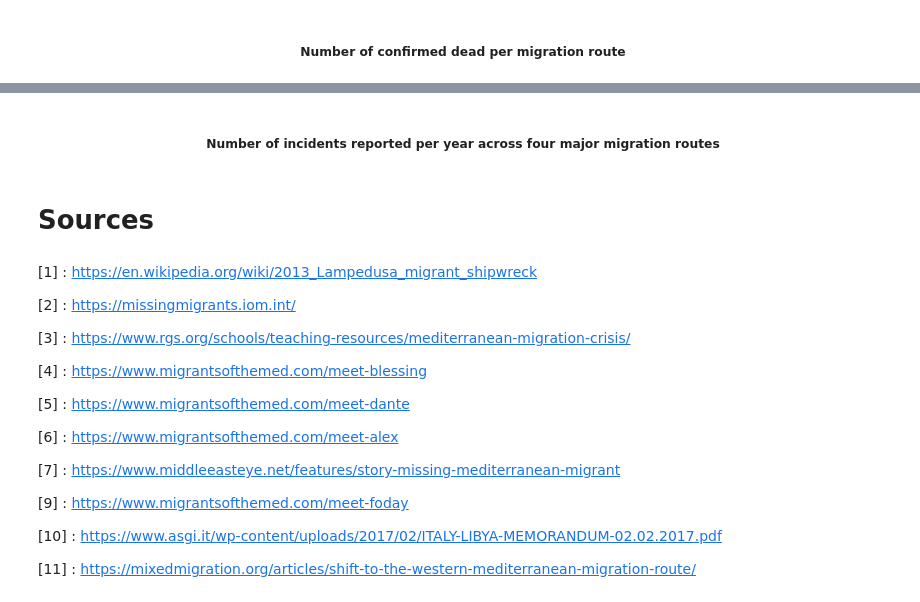
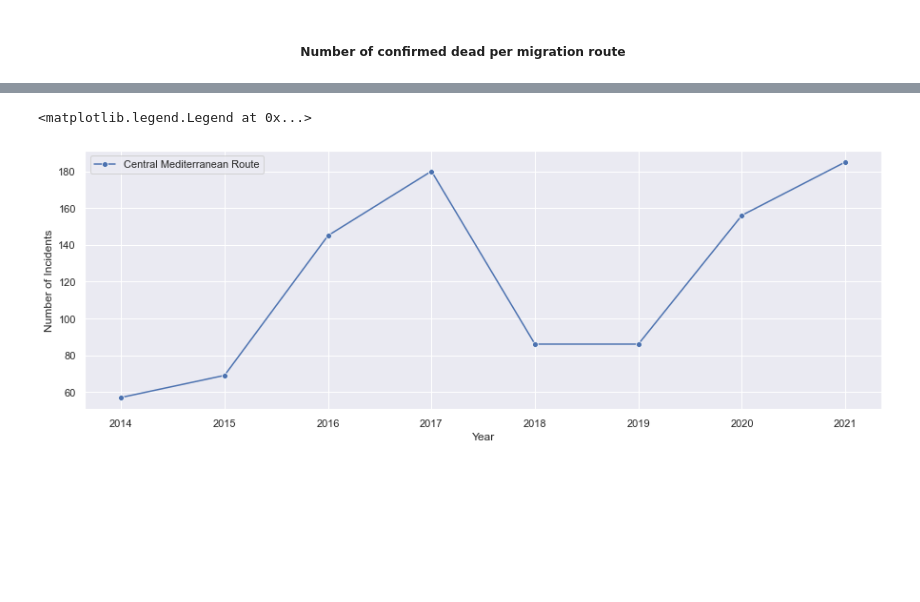
Before and after one commit to Lockne/Migrant, a Jupyter notebook: Migrant Analysis Project.ipynb, the cells around one changed output, grey strips where cells are left out. Cells and saved outputs as stored; diff of their text form; code cells hidden in the pictures; blank space fills up the shorter version.

```diff
--- a/Migrant Analysis Project.ipynb
+++ b/Migrant Analysis Project.ipynb
@@ -135,21 +112,21 @@ routewise_deaths.sort_values(by=['Number Dead'], inplace=True, ascending=False)
 
 # Number of incidents reported in Western Mediterranean route yearwise
 noi_wm_incident = data[(data['Migration route']=='Western Mediterranean')]['Year'].value_counts().reset_index()
-noi_wm_incident.rename(columns={'index':'Year', 'Year':'WM'}, inplace=True)
+noi_wm_incident.rename(columns={'index':'Year', 'Year':'Number of Incidents'}, inplace=True)
 noi_wm_incident.sort_values(by=['Year'], inplace=True, ascending=False)
 
 # Number of incidents reported in Central Mediterranean route yearwise
 noi_cm_incident = data[(data['Migration route']=='Central Mediterranean')]['Year'].value_counts().reset_index()
-noi_cm_incident.rename(columns={'index':'Year', 'Year':'CM'}, inplace=True)
+noi_cm_incident.rename(columns={'index':'Year', 'Year':'Number of Incidents'}, inplace=True)
 noi_cm_incident.sort_values(by=['Year'], inplace=True, ascending=False)
 
 # Number of incidents reported in Eastern Mediterranean route yearwise
 noi_em_incident = data[(data['Migration route']=='Eastern Mediterranean')]['Year'].value_counts().reset_index()
-noi_em_incident.rename(columns={'index':'Year', 'Year':'EM'}, inplace=True)
+noi_em_incident.rename(columns={'index':'Year', 'Year':'Number of Incidents'}, inplace=True)
 noi_em_incident.sort_values(by=['Year'], inplace=True, ascending=False)
 
 # Number of incidents reported in Sahara Desert crossing route yearwise
 noi_sd_incident = data[(data['Migration route']=='Sahara Desert crossing')]['Year'].value_counts().reset_index()
-noi_sd_incident.rename(columns={'index':'Year', 'Year':'SD'}, inplace=True)
+noi_sd_incident.rename(columns={'index':'Year', 'Year':'Number of Incidents'}, inplace=True)
 noi_sd_incident.sort_values(by=['Year'], inplace=True, ascending=False)
 # %% [markdown]
@@ -266,24 +204,6 @@ plt.legend(['Central Mediterranean Route', 'West Mediterranean Route', 'Sahara D
-# %% [markdown]
-<h5><center>Number of incidents reported per year across four major migration routes</center></h5>
-# %% [markdown]
-# Sources
-# %% [markdown]
-[1] : https://en.wikipedia.org/wiki/2013_Lampedusa_migrant_shipwreck
-
-[2] : https://missingmigrants.iom.int/
-
-[3] : https://www.rgs.org/schools/teaching-resources/mediterranean-migration-crisis/
-
-[4] : https://www.migrantsofthemed.com/meet-blessing
-
-[5] : https://www.migrantsofthemed.com/meet-dante
-
-[6] : https://www.migrantsofthemed.com/meet-alex
-
-[7] : https://www.middleeasteye.net/features/story-missing-mediterranean-migrant
-
-[9] : https://www.migrantsofthemed.com/meet-foday
-
-[10] : https://www.asgi.it/wp-content/uploads/2017/02/ITALY-LIBYA-MEMORANDUM-02.02.2017.pdf
-
-[11] : https://mixedmigration.org/articles/shift-to-the-western-mediterranean-migration-route/
+# %%
+sns.lineplot(data=noi_cm_incident, x='Year', y='Number of Incidents', marker='o')
+plt.legend(['Central Mediterranean Route'])
+# %% [output]
+<matplotlib.legend.Legend at 0x...>
+[figure, added]
```
Also changed, not shown: parts of 46 cells of this notebook.
